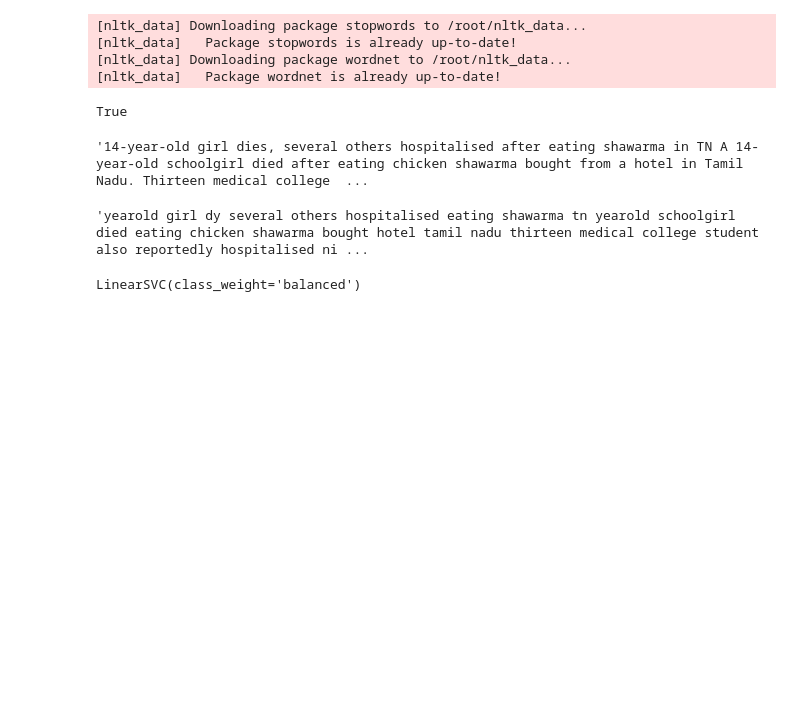
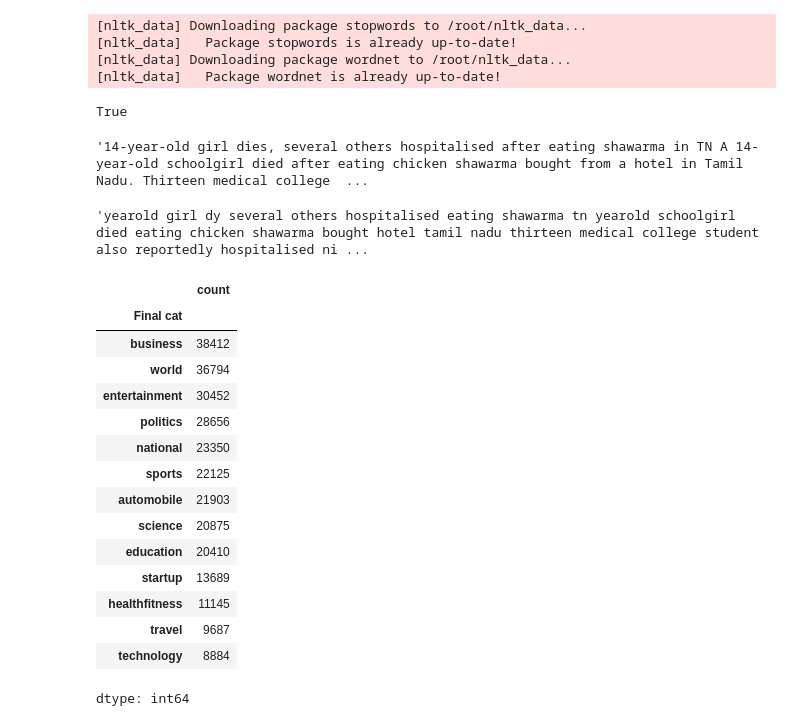
Before and after one commit to Karthik5412/News-Categorizer-Nlp-Model, a Jupyter notebook: notebook.ipynb, the cells around one changed output. Saved outputs shown, nothing was run; the diff lists cells and outputs as text; code cells hidden in the pictures; blank space fills up the shorter version.

```diff
--- a/notebook.ipynb
+++ b/notebook.ipynb
@@ -210,8 +193,6 @@ from sklearn.linear_model import LogisticRegression
 # %%
 x_train, x_test, y_train, y_test = train_test_split(word_matrix, labels, test_size= 0.3, random_state = 42)
 # %%
-clf = LinearSVC(class_weight='balanced')
+# clf = LinearSVC(class_weight='balanced')
 
-clf.fit(x_train, y_train)
+# clf.fit(x_train, y_train)
-# %% [output]
-LinearSVC(class_weight='balanced')
@@ -217,0 +209,19 @@ LinearSVC(class_weight='balanced')
+# %%
+df['Final cat'].value_counts()
+# %% [output]
+|  | count |
+| Final cat |  |
+| business | 38412 |
+| world | 36794 |
+| entertainment | 30452 |
+| politics | 28656 |
+| national | 23350 |
+| sports | 22125 |
+| automobile | 21903 |
+| science | 20875 |
+| education | 20410 |
+| startup | 13689 |
+| healthfitness | 11145 |
+| travel | 9687 |
+| technology | 8884 |
+dtype: int64
```
Also changed, not shown: parts of 12 cells of this notebook.
